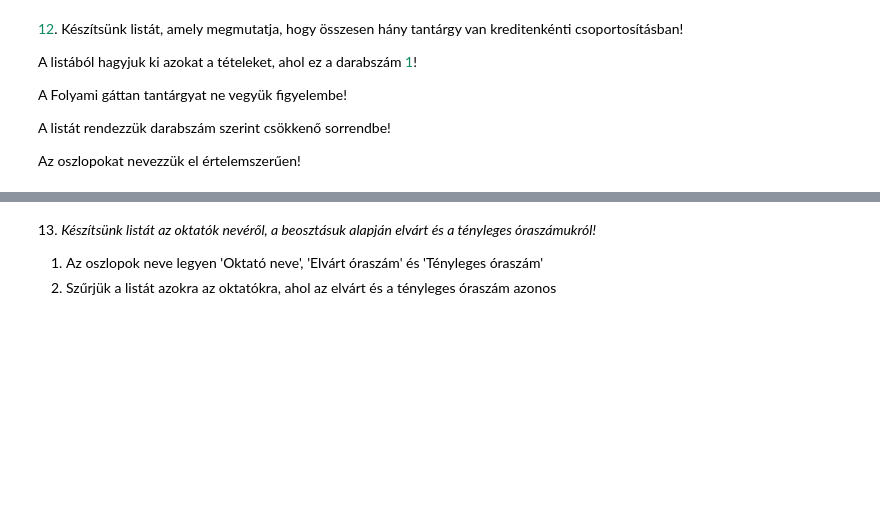
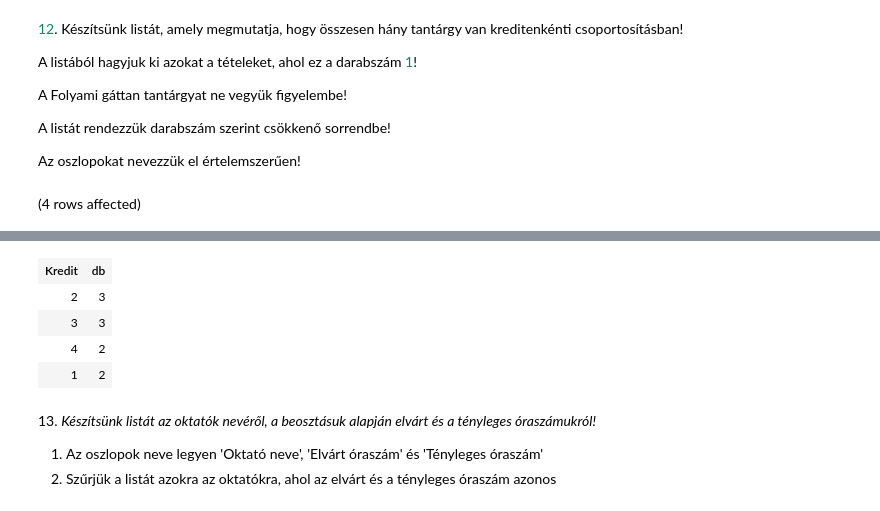
Before and after one commit to majavalami/AdatbG01, a Jupyter notebook: gyakorlat03_feladatok.ipynb, the cells around one changed output, grey strips where cells are left out. Saved outputs shown, nothing was run; the diff lists cells and outputs as text; code cells hidden in the pictures; blank space fills up the shorter version.

```diff
--- a/gyakorlat03_feladatok.ipynb
+++ b/gyakorlat03_feladatok.ipynb
@@ -86,3 +177,13 @@ A Folyami gáttan tantárgyat ne vegyük figyelembe!
 A listát rendezzük darabszám szerint csökkenő sorrendbe!
 
 Az oszlopokat nevezzük el értelemszerűen!
+# %%
+SELECT Kredit,
+       COUNT(Tkód) AS 'db'
+FROM Tantárgyak
+WHERE Tantárgynév <> 'Folyami gáttan'
+GROUP BY Kredit
+HAVING COUNT(Tkód) > 1
+ORDER BY COUNT(Tkód) DESC
+# %% [output]
+(4 rows affected)
@@ -89,3 +191,8 @@ Az oszlopokat nevezzük el értelemszerűen!
+| Kredit | db |
+| 2 | 3 |
+| 3 | 3 |
+| 4 | 2 |
+| 1 | 2 |
 # %% [markdown]
 13. _Készítsünk listát az oktatók nevéről, a beosztásuk alapján elvárt és a tényleges óraszámukról!_
 
```
Also changed, not shown: parts of 7 cells of this notebook.
